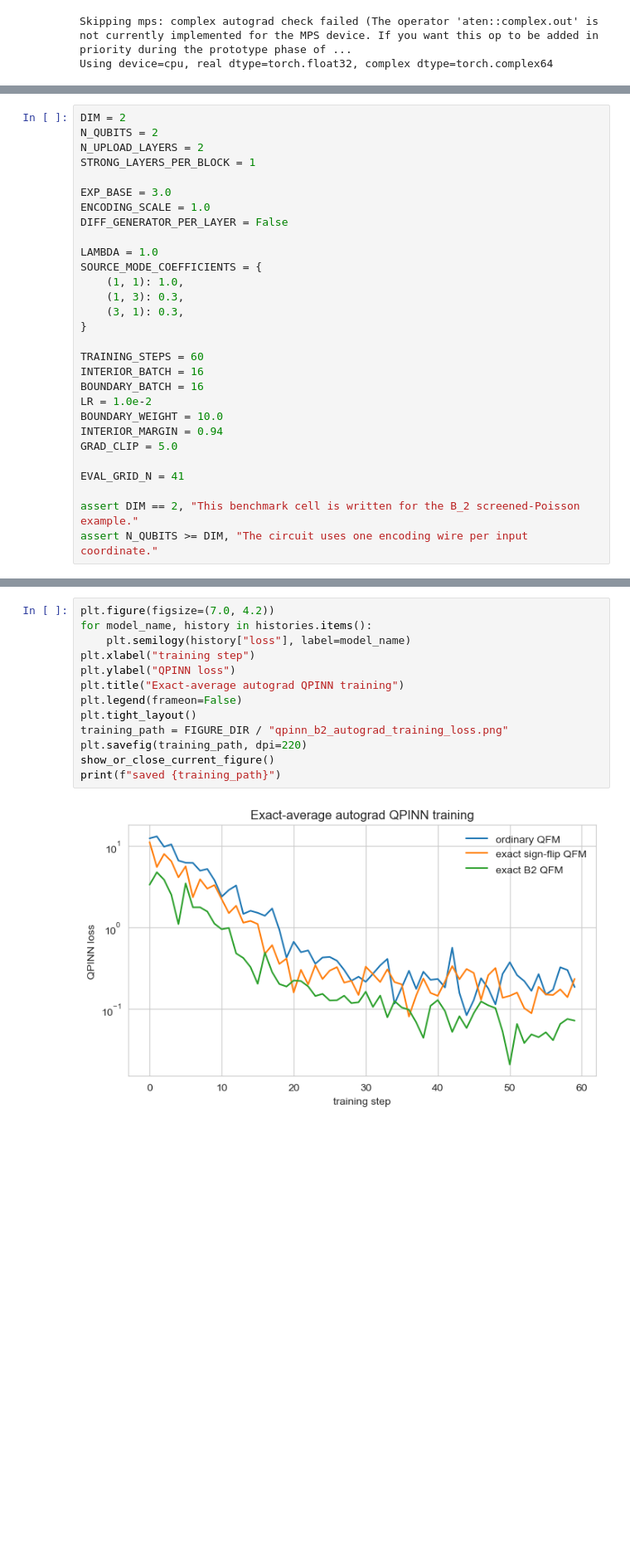
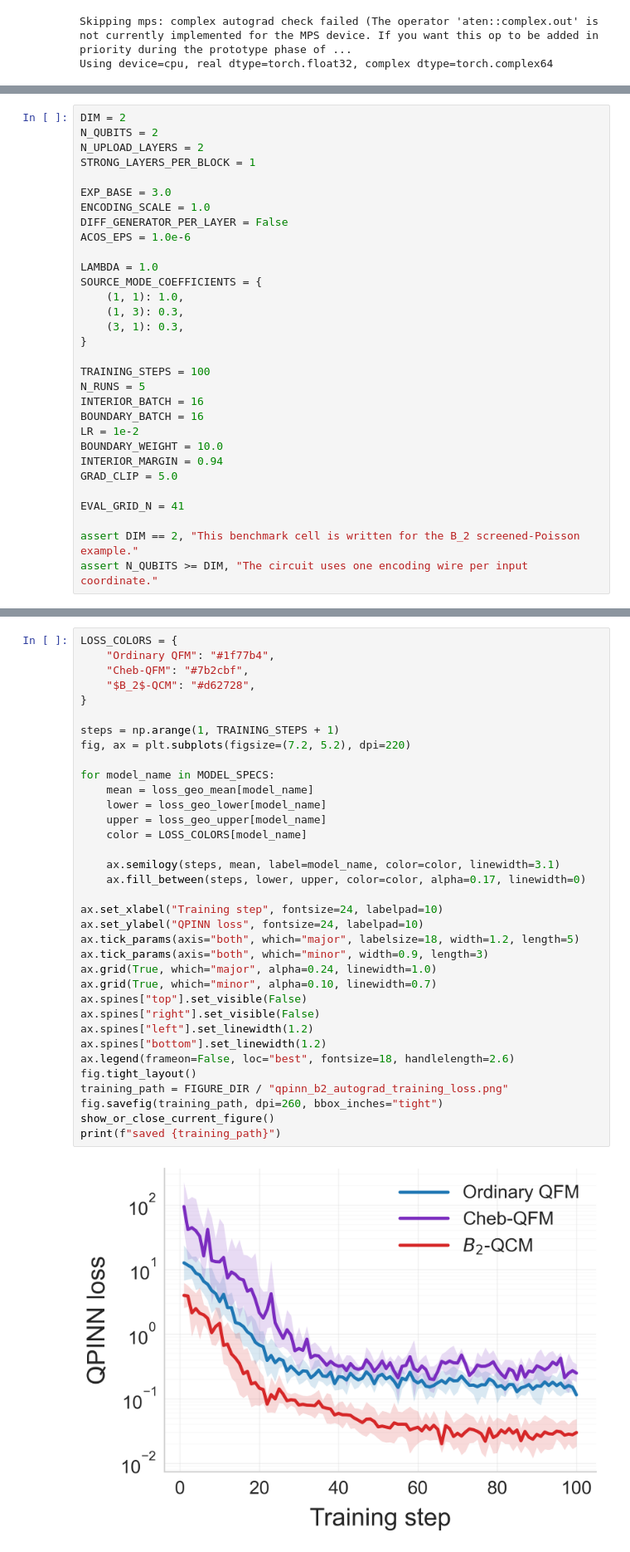
Before and after one commit to Letao-WANG/quantum-fourier-expressivity, a Jupyter notebook: Paper_work/QPINN_hyperoctahedral_chebyshev_autograd.ipynb, the cells around one changed output, grey strips where cells are left out. Shown at 83% size. Saved outputs shown, nothing was run; the diff lists cells and outputs as text; blank space fills up the shorter version.

```diff
--- a/Paper_work/QPINN_hyperoctahedral_chebyshev_autograd.ipynb
+++ b/Paper_work/QPINN_hyperoctahedral_chebyshev_autograd.ipynb
@@ -172,6 +174,7 @@ STRONG_LAYERS_PER_BLOCK = 1
 EXP_BASE = 3.0
 ENCODING_SCALE = 1.0
 DIFF_GENERATOR_PER_LAYER = False
+ACOS_EPS = 1.0e-6
 
 LAMBDA = 1.0
 SOURCE_MODE_COEFFICIENTS = {
@@ -180,10 +183,11 @@ SOURCE_MODE_COEFFICIENTS = {
     (3, 1): 0.3,
 }
 
-TRAINING_STEPS = 60
+TRAINING_STEPS = 100
+N_RUNS = 5
 INTERIOR_BATCH = 16
 BOUNDARY_BATCH = 16
-LR = 1.0e-2
+LR = 1e-2
 BOUNDARY_WEIGHT = 10.0
 INTERIOR_MARGIN = 0.94
 GRAD_CLIP = 5.0
@@ -582,17 +706,39 @@ Symmetry defects
 # %%
-plt.figure(figsize=(7.0, 4.2))
-for model_name, history in histories.items():
-    plt.semilogy(history["loss"], label=model_name)
-plt.xlabel("training step")
-plt.ylabel("QPINN loss")
-plt.title("Exact-average autograd QPINN training")
-plt.legend(frameon=False)
-plt.tight_layout()
+LOSS_COLORS = {
+    "Ordinary QFM": "#1f77b4",
+    "Cheb-QFM": "#7b2cbf",
+    "$B_2$-QCM": "#d62728",
+}
+
+steps = np.arange(1, TRAINING_STEPS + 1)
+fig, ax = plt.subplots(figsize=(7.2, 5.2), dpi=220)
+
+for model_name in MODEL_SPECS:
+    mean = loss_geo_mean[model_name]
+    lower = loss_geo_lower[model_name]
+    upper = loss_geo_upper[model_name]
+    color = LOSS_COLORS[model_name]
+
+    ax.semilogy(steps, mean, label=model_name, color=color, linewidth=3.1)
+    ax.fill_between(steps, lower, upper, color=color, alpha=0.17, linewidth=0)
+
+ax.set_xlabel("Training step", fontsize=24, labelpad=10)
+ax.set_ylabel("QPINN loss", fontsize=24, labelpad=10)
+ax.tick_params(axis="both", which="major", labelsize=18, width=1.2, length=5)
+ax.tick_params(axis="both", which="minor", width=0.9, length=3)
+ax.grid(True, which="major", alpha=0.24, linewidth=1.0)
+ax.grid(True, which="minor", alpha=0.10, linewidth=0.7)
+ax.spines["top"].set_visible(False)
+ax.spines["right"].set_visible(False)
+ax.spines["left"].set_linewidth(1.2)
+ax.spines["bottom"].set_linewidth(1.2)
+ax.legend(frameon=False, loc="best", fontsize=18, handlelength=2.6)
+fig.tight_layout()
 training_path = FIGURE_DIR / "qpinn_b2_autograd_training_loss.png"
-plt.savefig(training_path, dpi=220)
+fig.savefig(training_path, dpi=260, bbox_inches="tight")
 show_or_close_current_figure()
 print(f"saved {training_path}")
 # %% [output]
-[figure, old version]
+[figure, new version]
 saved /Users/letao/DataSpellProjects/quantum-fourier-expressivity/Paper_work/MSQE/figures/qpinn_b2_autograd_training_loss.png
 # %%
```
Also changed, not shown: parts of 9 cells of this notebook.
